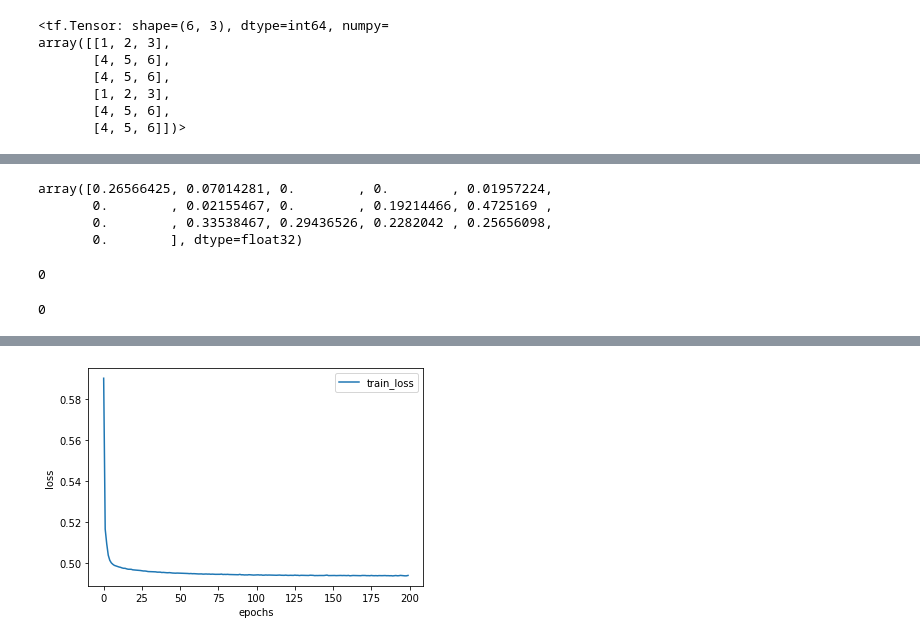
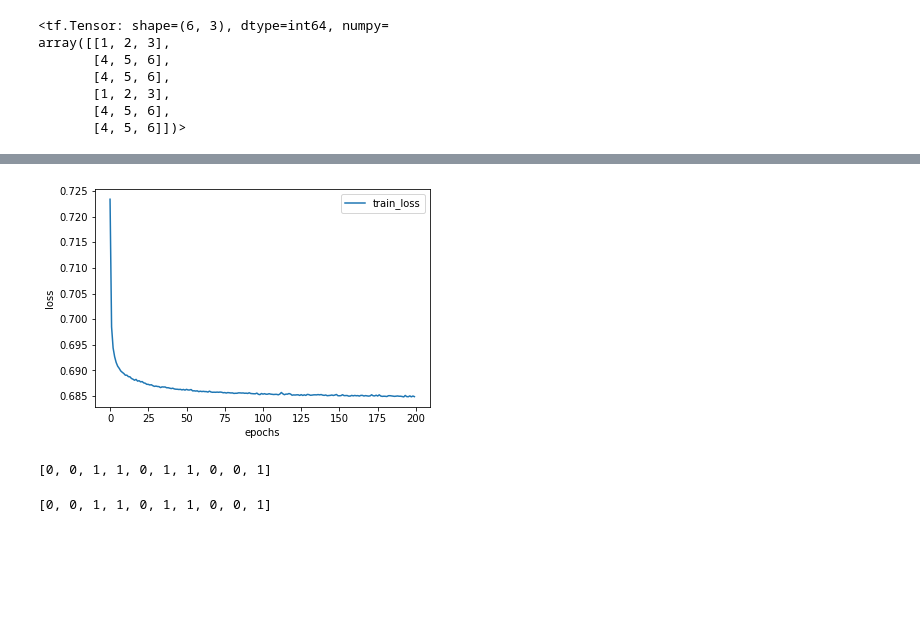
Before and after one commit to stevejobws/Colaboratory, a Jupyter notebook: gcn_pridiction.ipynb, the cells around one changed output, grey strips where cells are left out. Saved outputs shown, nothing was run; the diff lists cells and outputs as text; code cells hidden in the pictures; blank space fills up the shorter version.

```diff
--- a/gcn_pridiction.ipynb
+++ b/gcn_pridiction.ipynb
@@ -573,7 +543,9 @@ def get_train_instances(train, num_negatives):
   # 遍历生成NeuMF需要的drug的vecter
   drug_latent_vector, disease_latent_vector = [], []
   for i in user_input:
-    drug_latent_vector.append(Emdebding_train[i].detach().numpy())
+    drug_latent_vector.append(np.hstack([Emdebding_train[i].detach().numpy(),np.array(Embedding_Node2vec)[i]]))
+    # drug_latent_vector.append(mf_vector[i].numpy())
   for j in item_input:
-    disease_latent_vector.append(Emdebding_train[j].detach().numpy())
+    disease_latent_vector.append(np.hstack([Emdebding_train[j].detach().numpy(),np.array(Embedding_Node2vec)[j]]))
+    # disease_latent_vector.append(mf_vector[j].numpy())
   return drug_latent_vector, disease_latent_vector, labels
@@ -580,3 +689,34 @@ def get_train_instances(train, num_negatives):
+# %%
+def get_train_instances(train, num_negatives):
+  # global user_input,item_input
+  user_input, item_input, labels = [],[],[]
+  num_users, num_items = train.shape
+  for (u, i) in train.keys():
+    # positive instance
+    user_input.append(u)
+    item_input.append(i)
+    labels.append(1)
+
+  # 遍历生成NeuMF需要的drug的vecter
+  drug_latent_vector, disease_latent_vector = [], []
+  for i in user_input:
+    drug_latent_vector.append(Emdebding_train[i].detach().numpy())
+  for j in item_input:
+    disease_latent_vector.append(Emdebding_train[j].detach().numpy())
+  print(len(labels))
+  # negative instances
+  counter, x, y= 0, 0, 0
+  while counter < len(negative_data):
+    x = negative_data.iloc[x,0]
+    drug_latent_vector.append(Emdebding_train[x].detach().numpy())
+    y = negative_data.iloc[y,1]
+    disease_latent_vector.append(Emdebding_train[y].detach().numpy())
+    labels.append(0)
+    y +=1
+    x +=1
+    counter +=1
+  print(len(labels))
+  return drug_latent_vector, disease_latent_vector, labels
 # %%
  from keras.layers.merge import multiply, concatenate
  import numpy as np
@@ -618,15 +734,0 @@ np.array(X_train1).shape
-# %%
-X_train2[3]
-# %% [output]
-array([0.26566425, 0.07014281, 0.        , 0.        , 0.01957224,
-       0.        , 0.02155467, 0.        , 0.19214466, 0.4725169 ,
-       0.        , 0.33538467, 0.29436526, 0.2282042 , 0.25656098,
-       0.        ], dtype=float32)
-# %%
-y_train1[3]
-# %% [output]
-0
-# %%
-y_train2[3]
-# %% [output]
-0
@@ -664,9 +785,9 @@ import numpy as np
 from sklearn.model_selection import train_test_split
 num_epochs = 200
 learning_rate = 0.001
-num_negatives = 4 # 4  1
+num_negatives = 1 # 4  1
 global num_scale
-num_scale = 69650 # 69650 27862
+num_scale = 27862 # 69650 27862
 batch_size = 256
 
 model = NeuMF_getmodel()
@@ -674,8 +795,8 @@ model.compile(optimizer=Adam(lr=learning_rate), loss='binary_crossentropy', metr
 # load pima indians dataset
 drug_latent_vector, disease_latent_vector, labels = get_train_instances(train_Martrix, num_negatives)
 
-X_train1, X_test1, y_train1, y_test1 = train_test_split(drug_latent_vector, labels, test_size=0.2, random_state=2)
-X_train2, X_test2, y_train2, y_test2 = train_test_split(disease_latent_vector, labels, test_size=0.2, random_state=2)
+X_train1, X_test1, y_train1, y_test1 = train_test_split(drug_latent_vector, labels, test_size=0.2, random_state=24)
+X_train2, X_test2, y_train2, y_test2 = train_test_split(disease_latent_vector, labels, test_size=0.2, random_state=24)
 train_loss = []
 # Training model
 for epoch in range(num_epochs):
@@ -728 +849,9 @@ Test set results: loss= 0.4896 acc_train: 0.8029
-[figure, old version]
+[figure, new version]
+# %%
+y_test1[:10]
+# %% [output]
+[0, 0, 1, 1, 0, 1, 1, 0, 0, 1]
+# %%
+y_test2[:10]
+# %% [output]
+[0, 0, 1, 1, 0, 1, 1, 0, 0, 1]
```
Also changed, not shown: parts of 37 cells of this notebook.
